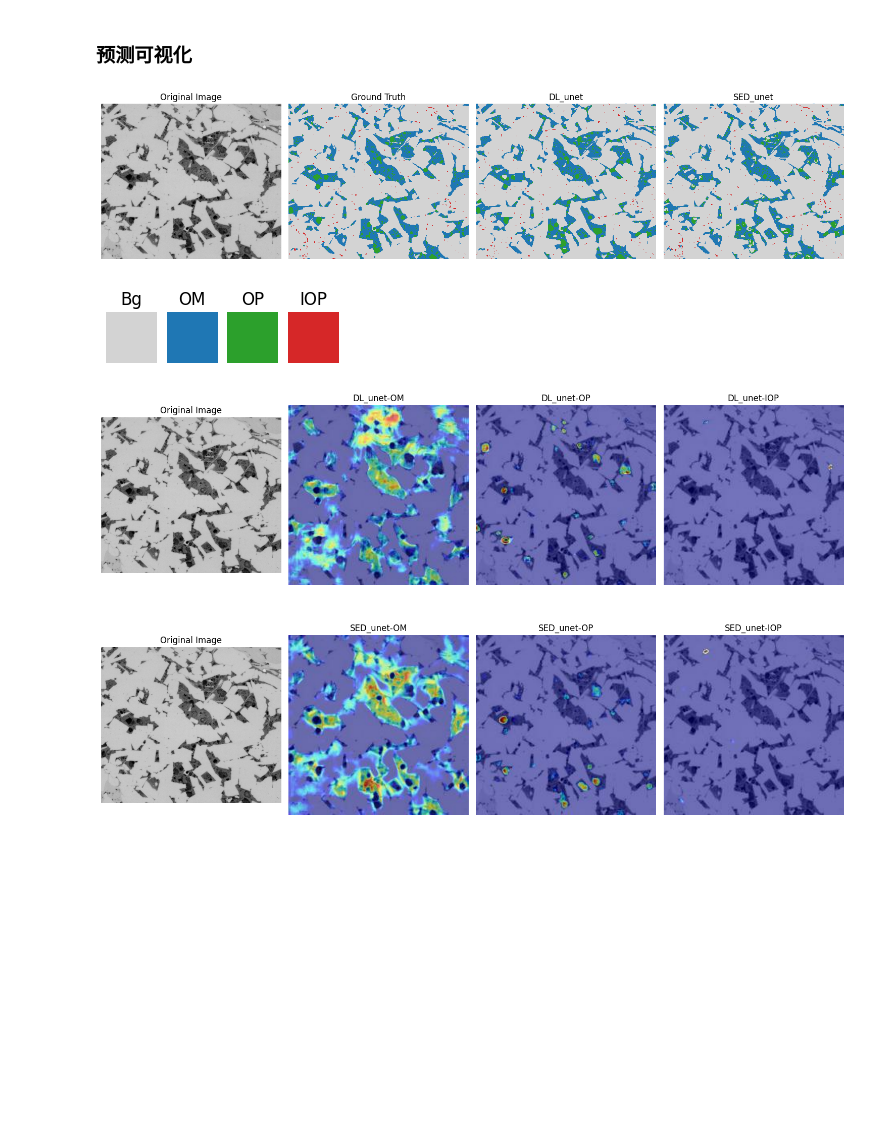
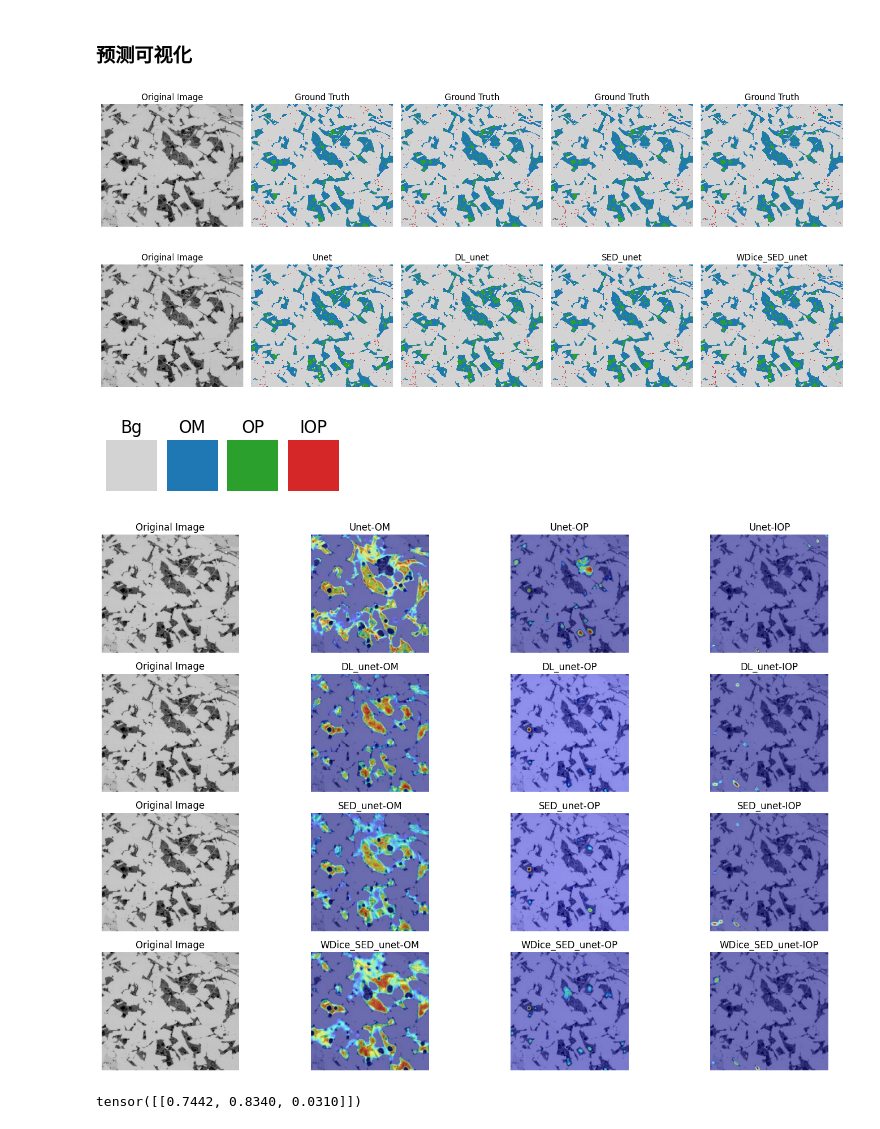
Before and after one commit to Runner-xc/Unet, a Jupyter notebook: rock_sem_predict.ipynb, the cells around one changed output. Cells and saved outputs as stored; diff of their text form; code cells hidden in the pictures; blank space fills up the shorter version.

```diff
--- a/rock_sem_predict.ipynb
+++ b/rock_sem_predict.ipynb
@@ -139,35 +139,45 @@ custom_cmap = ListedColormap(colors)
 
 """------------------------------------------------------预测可视化-------------------------------------------------------"""
 pred_dict = {
-    "DL_unet"   : "/mnt/c/VScode/WS-Hub/WS-U2net/U-2-Net/predict/1_DL_unet_Dice_cos_adamw_lr:8e-4_wd:1e-6.png" ,
-    "SED_unet"  : "/mnt/c/VScode/WS-Hub/WS-U2net/U-2-Net/predict/1_SED_unet_Dice_cos_adamw_lr:8e-4_wd:1e-6.png" ,
-    # "test"      : "/mnt/c/VScode/WS-Hub/WS-U2net/U-2-Net/predict/test.png",
+    "Unet"            : "/mnt/c/VScode/WS-Hub/WS-U2net/U-2-Net/predict/unet_Dice_cos_adamw_lr:8e-4_wd:1e-6_p:0.5.png",
+    "DL_unet"         : "/mnt/c/VScode/WS-Hub/WS-U2net/U-2-Net/predict/DL_unet_Dice_cos_adamw_lr:8e-4_wd:1e-6_p:0.5.png" ,
+    "SED_unet"        : "/mnt/c/VScode/WS-Hub/WS-U2net/predict/psp_SED_unet_Dice_cos_adamw_lr:8e-4_wd:1e-6_p:0.5.png" ,
+    "WDice_SED_unet"  : "/mnt/c/VScode/WS-Hub/WS-U2net/U-2-Net/predict/psp_SED_unet_WDice_cos_adamw_lr:8e-4_wd:1e-6_p:0.5.png"
 }
 items = pred_dict.items()
 
 # 读取图片
 img = cv2.imread('/mnt/c/VScode/WS-Hub/WS-U2net/U-2-Net/Image1 - 003.jpeg')
 img = cv2.cvtColor(img, cv2.COLOR_BGR2RGB)
-plt.figure(figsize=(15, 5))
-plt.subplot(1, len(pred_dict) + 2, 1)
+plt.figure(figsize=(15, 7))
+plt.subplot(2, len(pred_dict) + 1, 1)
 plt.imshow(img)
 plt.axis('off')
 plt.title("Original Image")
+count = 1
+for i in range(len(pred_dict)):
+    mask = cv2.imread('/mnt/c/VScode/WS-Hub/WS-U2net/U-2-Net/Image1 - 003.png')
+    mask = cv2.cvtColor(mask, cv2.COLOR_BGR2GRAY)
+    mask = np.uint8(mask / 3 * 255)
+    plt.subplot(2, len(pred_dict) + 1, i+2)
+    plt.imshow(mask, cmap=custom_cmap, interpolation='nearest')
+    plt.axis('off')
+    plt.title("Ground Truth")
+    count += 1
 
-mask = cv2.imread('/mnt/c/VScode/WS-Hub/WS-U2net/U-2-Net/Image1 - 003.png')
-mask = cv2.cvtColor(mask, cv2.COLOR_BGR2GRAY)
-mask = np.uint8(mask / 3 * 255)
-plt.subplot(1, len(pred_dict) + 2, 2)
-plt.imshow(mask, cmap=custom_cmap, interpolation='nearest')
+img = cv2.imread('/mnt/c/VScode/WS-Hub/WS-U2net/U-2-Net/Image1 - 003.jpeg')
+img = cv2.cvtColor(img, cv2.COLOR_BGR2RGB)
+plt.subplot(2, len(pred_dict) + 1, count+1)
+plt.imshow(img)
 plt.axis('off')
-plt.title("Ground Truth")
+plt.title("Original Image")
+count += 1
 
-count = 0
 for pred_name, img_path in items:
     pred_img = cv2.imread(img_path)
     pred_img = cv2.cvtColor(pred_img, cv2.COLOR_BGR2GRAY)
     pred_img = np.uint8(pred_img / 3 * 255)
-    plt.subplot(1, len(pred_dict) + 2, count + 3)
+    plt.subplot(2, len(pred_dict) + 1, count + 1)
     plt.imshow(pred_img, cmap=custom_cmap, interpolation='nearest')
     plt.axis('off')
     plt.title(pred_name)
@@ -190,14 +200,21 @@ plt.show()
 cam_dict = {
     "Original Image" : "/mnt/c/VScode/WS-Hub/WS-U2net/U-2-Net/Image1 - 003.jpeg" ,
 
-    "DL_unet"        : {"OM"   : "/mnt/c/VScode/WS-Hub/WS-U2net/U-2-Net/cam_img/1_DLUnet_Dice_Cos_lr:8e-4_wd_1e-6_OM.jpg",
-                        "OP"   : "/mnt/c/VScode/WS-Hub/WS-U2net/U-2-Net/cam_img/1_DLUnet_Dice_Cos_lr:8e-4_wd_1e-6_OP.jpg",
-                        "IOP"  : "/mnt/c/VScode/WS-Hub/WS-U2net/U-2-Net/cam_img/1_DLUnet_Dice_Cos_lr:8e-4_wd_1e-6_IOP.jpg"} ,
+    "Unet"      :      {"OM"   : "/mnt/c/VScode/WS-Hub/WS-U2net/U-2-Net/cam_img/Unet_Dice_Cos_lr:8e-4_wd_1e-6_dropout:0.5_OM.jpg",
+                        "OP"   : "/mnt/c/VScode/WS-Hub/WS-U2net/U-2-Net/cam_img/Unet_Dice_Cos_lr:8e-4_wd_1e-6_dropout:0.5_OP.jpg",
+                        "IOP"  : "/mnt/c/VScode/WS-Hub/WS-U2net/U-2-Net/cam_img/Unet_Dice_Cos_lr:8e-4_wd_1e-6_dropout:0.5_IOP.jpg"},
 
-    "SED_unet"       : {"OM"   : "/mnt/c/VScode/WS-Hub/WS-U2net/U-2-Net/cam_img/SED_Unet_Dice_Cos_lr:8e-4_wd_1e-6_OM.jpg",
-                        "OP"   : "/mnt/c/VScode/WS-Hub/WS-U2net/U-2-Net/cam_img/SED_Unet_Dice_Cos_lr:8e-4_wd_1e-6_OP.jpg",
-                        "IOP"  : "/mnt/c/VScode/WS-Hub/WS-U2net/U-2-Net/cam_img/SED_Unet_Dice_Cos_lr:8e-4_wd_1e-6_IOP.jpg"} ,
-    # "test"      : "/mnt/c/VScode/WS-Hub/WS-U2net/U-2-Net/predict/test.png",
+    "DL_unet"        : {"OM"   : "/mnt/c/VScode/WS-Hub/WS-U2net/U-2-Net/cam_img/DL_Unet_Dice_Cos_lr:8e-4_wd_1e-6_dropout:0.5_OM.jpg",
+                        "OP"   : "/mnt/c/VScode/WS-Hub/WS-U2net/U-2-Net/cam_img/DL_Unet_Dice_Cos_lr:8e-4_wd_1e-6_dropout:0.5_OP.jpg",
+                        "IOP"  : "/mnt/c/VScode/WS-Hub/WS-U2net/U-2-Net/cam_img/DL_Unet_Dice_Cos_lr:8e-4_wd_1e-6_dropout:0.5_IOP.jpg"} ,
+
+    "SED_unet"       : {"OM"   : "/mnt/c/VScode/WS-Hub/WS-U2net/U-2-Net/cam_img/SED_Unet_Dice_Cos_lr:8e-4_wd_1e-6_dropout:0.5_OM.jpg",
+                        "OP"   : "/mnt/c/VScode/WS-Hub/WS-U2net/U-2-Net/cam_img/SED_Unet_Dice_Cos_lr:8e-4_wd_1e-6_dropout:0.5_OP.jpg",
+                        "IOP"  : "/mnt/c/VScode/WS-Hub/WS-U2net/U-2-Net/cam_img/SED_Unet_Dice_Cos_lr:8e-4_wd_1e-6_dropout:0.5_IOP.jpg"} ,
+
+    "WDice_SED_unet" : {"OM"   : "/mnt/c/VScode/WS-Hub/WS-U2net/U-2-Net/cam_img/PSPD_Unet_WDice_Cos_lr:8e-4_wd_1e-6_dropout:0.5_OM.jpg",
+                        "OP"   : "/mnt/c/VScode/WS-Hub/WS-U2net/U-2-Net/cam_img/PSPD_Unet_WDice_Cos_lr:8e-4_wd_1e-6_dropout:0.5_OP.jpg",
+                        "IOP"  : "/mnt/c/VScode/WS-Hub/WS-U2net/U-2-Net/cam_img/PSPD_Unet_WDice_Cos_lr:8e-4_wd_1e-6_dropout:0.5_IOP.jpg"}
 }
 items = cam_dict.items()
 count = 0
@@ -207,33 +224,39 @@ for pred_name, img_path in items:
         # 处理多个类别的CAM图像
         if count != 1:
             plt.subplot(len(cam_dict) - 1, 4, count + 1)
             plt.imshow(original_img)
             plt.axis('off')
             plt.title(name)
             count += 1
         for class_name, class_img_path in img_path.items():
             pred_img = cv2.imread(class_img_path)
             pred_img = cv2.cvtColor(pred_img, cv2.COLOR_BGR2RGB)
             plt.subplot(len(cam_dict) - 1, 4, count + 1)
             plt.imshow(pred_img)
             plt.axis('off')
             plt.title(f"{pred_name}-{class_name}")
             count += 1
     else:
         # 处理原始图像
         pred_img = cv2.imread(img_path)
         pred_img = cv2.cvtColor(pred_img, cv2.COLOR_BGR2RGB)
         plt.subplot(len(cam_dict) - 1, 4, count + 1)
         plt.imshow(pred_img)
         plt.axis('off')
         plt.title(pred_name)
         count += 1
         original_img = pred_img
         name = pred_name
 
 plt.tight_layout()
 plt.show()
 # %% [output]
-[figure, old version]
+[figure, new version]
 [figure]
-[figure, old version]
+[figure, new version]
+# %%
+import torch
+x=torch.randn(1,3)
+1-x
+# %% [output]
+tensor([[0.7442, 0.8340, 0.0310]])
```
Also changed, not shown: parts of 1 cell of this notebook, 8 other files.
